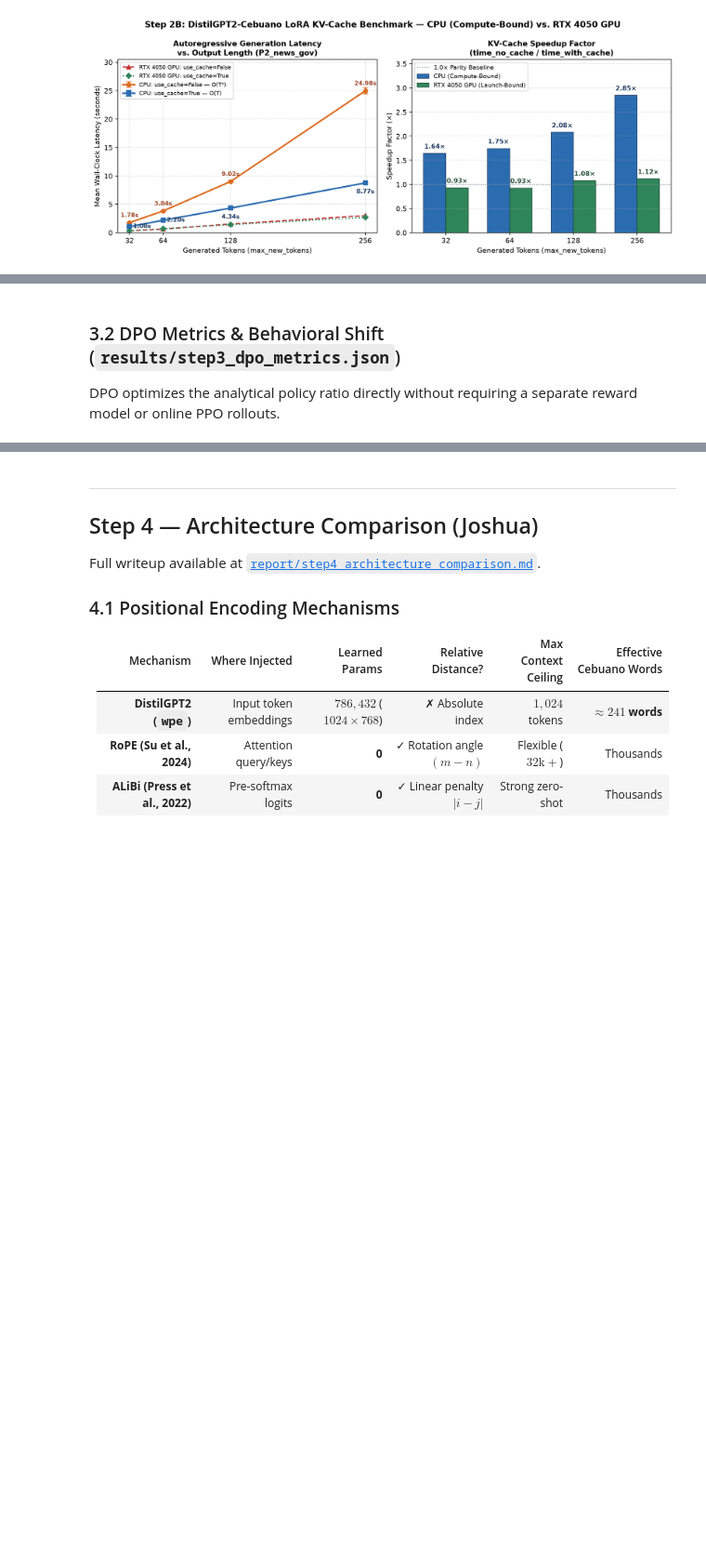
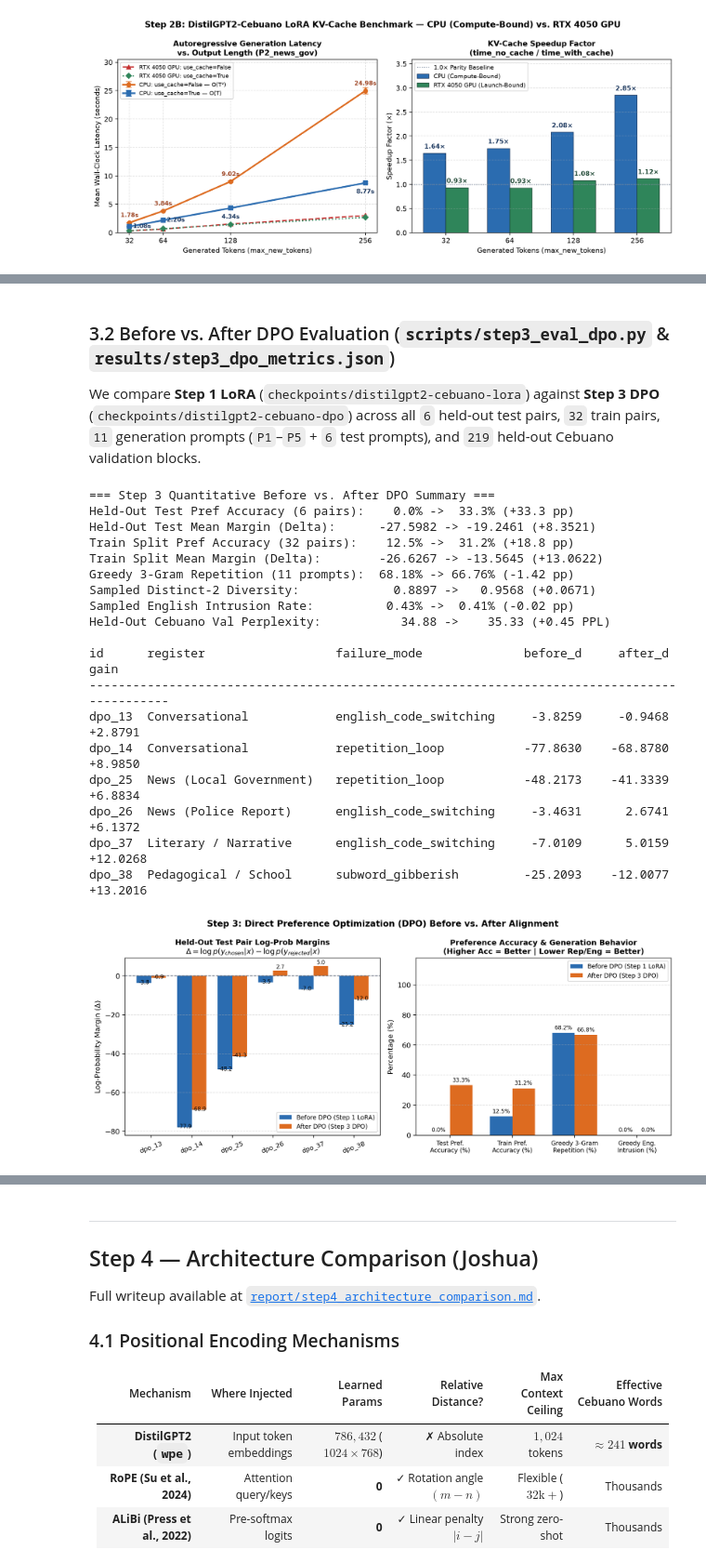
Before and after one commit to Pycnosis/cebuano-distilgpt2, a Jupyter notebook: notebooks/week2_step2_step3_step4.ipynb, the cells around one changed output, grey strips where cells are left out. Shown at 93% size. Saved outputs shown, nothing was run; the diff lists cells and outputs as text; code cells hidden in the pictures; blank space fills up the shorter version.

Commit message:
feat(notebook): execute Step 3 DPO cells, embed margins chart, and add native-speaker review

```diff
--- a/notebooks/week2_step2_step3_step4.ipynb
+++ b/notebooks/week2_step2_step3_step4.ipynb
@@ -205,12 +242,54 @@ if dpo_file.exists():
 # %% [markdown]
-### 3.2 DPO Metrics & Behavioral Shift (`results/step3_dpo_metrics.json`)
-DPO optimizes the analytical policy ratio directly without requiring a separate reward model or online PPO rollouts.
+### 3.2 Before vs. After DPO Evaluation (`scripts/step3_eval_dpo.py` & `results/step3_dpo_metrics.json`)
+We compare **Step 1 LoRA** (`checkpoints/distilgpt2-cebuano-lora`) against **Step 3 DPO** (`checkpoints/distilgpt2-cebuano-dpo`) across all `6` held-out test pairs, `32` train pairs, `11` generation prompts (`P1`–`P5` + `6` test prompts), and `219` held-out Cebuano validation blocks.
 # %%
 metrics_file = PROJECT_ROOT / "results" / "step3_dpo_metrics.json"
-if metrics_file.exists():
-    with open(metrics_file, "r", encoding="utf-8") as f:
-        metrics = json.load(f)
-    summary = metrics.get("summary", {})
-    print("Step 3 DPO Quantitative Summary:")
-    for k, v in summary.items():
-        print(f" - {k}: {v}")
+metrics = json.loads(metrics_file.read_text(encoding="utf-8"))
+
+bt = metrics["test_pairs"]["before_dpo"]
+at = metrics["test_pairs"]["after_dpo"]
+btr = metrics["train_pairs"]["before_dpo"]
+atr = metrics["train_pairs"]["after_dpo"]
+bg = metrics["generation_summary"]["before_dpo"]
+ag = metrics["generation_summary"]["after_dpo"]
+bp = metrics["validation_perplexity"]["before_dpo"]
+ap = metrics["validation_perplexity"]["after_dpo"]
+
+print("=== Step 3 Quantitative Before vs. After DPO Summary ===")
+print(f"Held-Out Test Pref Accuracy (6 pairs):  {bt['preference_accuracy']*100:5.1f}% -> {at['preference_accuracy']*100:5.1f}% (+{(at['preference_accuracy']-bt['preference_accuracy'])*100:.1f} pp)")
+print(f"Held-Out Test Mean Margin (Delta):      {bt['mean_margin']:8.4f} -> {at['mean_margin']:8.4f} (+{at['mean_margin']-bt['mean_margin']:.4f})")
+print(f"Train Split Pref Accuracy (32 pairs):   {btr['preference_accuracy']*100:5.1f}% -> {atr['preference_accuracy']*100:5.1f}% (+{(atr['preference_accuracy']-btr['preference_accuracy'])*100:.1f} pp)")
+print(f"Train Split Mean Margin (Delta):        {btr['mean_margin']:8.4f} -> {atr['mean_margin']:8.4f} (+{atr['mean_margin']-btr['mean_margin']:.4f})")
+print(f"Greedy 3-Gram Repetition (11 prompts):  {bg['greedy']['avg_rep_3_rate']*100:5.2f}% -> {ag['greedy']['avg_rep_3_rate']*100:5.2f}% ({(ag['greedy']['avg_rep_3_rate']-bg['greedy']['avg_rep_3_rate'])*100:+.2f} pp)")
+print(f"Sampled Distinct-2 Diversity:           {bg['sampled']['avg_distinct_2']:8.4f} -> {ag['sampled']['avg_distinct_2']:8.4f} ({ag['sampled']['avg_distinct_2']-bg['sampled']['avg_distinct_2']:+.4f})")
+print(f"Sampled English Intrusion Rate:         {bg['sampled']['avg_eng_intrusion_rate']*100:5.2f}% -> {ag['sampled']['avg_eng_intrusion_rate']*100:5.2f}% ({(ag['sampled']['avg_eng_intrusion_rate']-bg['sampled']['avg_eng_intrusion_rate'])*100:+.2f} pp)")
+print(f"Held-Out Cebuano Val Perplexity:        {bp['val_perplexity']:8.2f} -> {ap['val_perplexity']:8.2f} ({ap['val_perplexity']-bp['val_perplexity']:+.2f} PPL)\n")
+
+print("id      register                  failure_mode              before_d     after_d      gain")
+print("-" * 92)
+for b_row, a_row in zip(bt["pairs"], at["pairs"]):
+    gain = a_row["margin"] - b_row["margin"]
+    print(f"{b_row['id']:<7} {b_row['register']:<25} {b_row['failure_mode']:<23} {b_row['margin']:>10.4f}  {a_row['margin']:>10.4f}  {gain:>+8.4f}")
+
+display(Image(filename=str(PROJECT_ROOT / "results/step3_dpo_margins_chart.png")))
+display(Markdown((PROJECT_ROOT / "results/step3_dpo_before_after.md").read_text(encoding="utf-8")))
+# %% [output]
+=== Step 3 Quantitative Before vs. After DPO Summary ===
+Held-Out Test Pref Accuracy (6 pairs):    0.0% ->  33.3% (+33.3 pp)
+Held-Out Test Mean Margin (Delta):      -27.5982 -> -19.2461 (+8.3521)
+Train Split Pref Accuracy (32 pairs):    12.5% ->  31.2% (+18.8 pp)
+Train Split Mean Margin (Delta):        -26.6267 -> -13.5645 (+13.0622)
+Greedy 3-Gram Repetition (11 prompts):  68.18% -> 66.76% (-1.42 pp)
+Sampled Distinct-2 Diversity:             0.8897 ->   0.9568 (+0.0671)
+Sampled English Intrusion Rate:          0.43% ->  0.41% (-0.02 pp)
+Held-Out Cebuano Val Perplexity:           34.88 ->    35.33 (+0.45 PPL)
+
+id      register                  failure_mode              before_d     after_d      gain
+--------------------------------------------------------------------------------------------
+dpo_13  Conversational            english_code_switching     -3.8259     -0.9468   +2.8791
+dpo_14  Conversational            repetition_loop           -77.8630    -68.8780   +8.9850
+dpo_25  News (Local Government)   repetition_loop           -48.2173    -41.3339   +6.8834
+dpo_26  News (Police Report)      english_code_switching     -3.4631      2.6741   +6.1372
+dpo_37  Literary / Narrative      english_code_switching     -7.0109      5.0159  +12.0268
+dpo_38  Pedagogical / School      subword_gibberish         -25.2093    -12.0077  +13.2016
+[figure, added]
```
Also changed, not shown: parts of 6 cells of this notebook.
